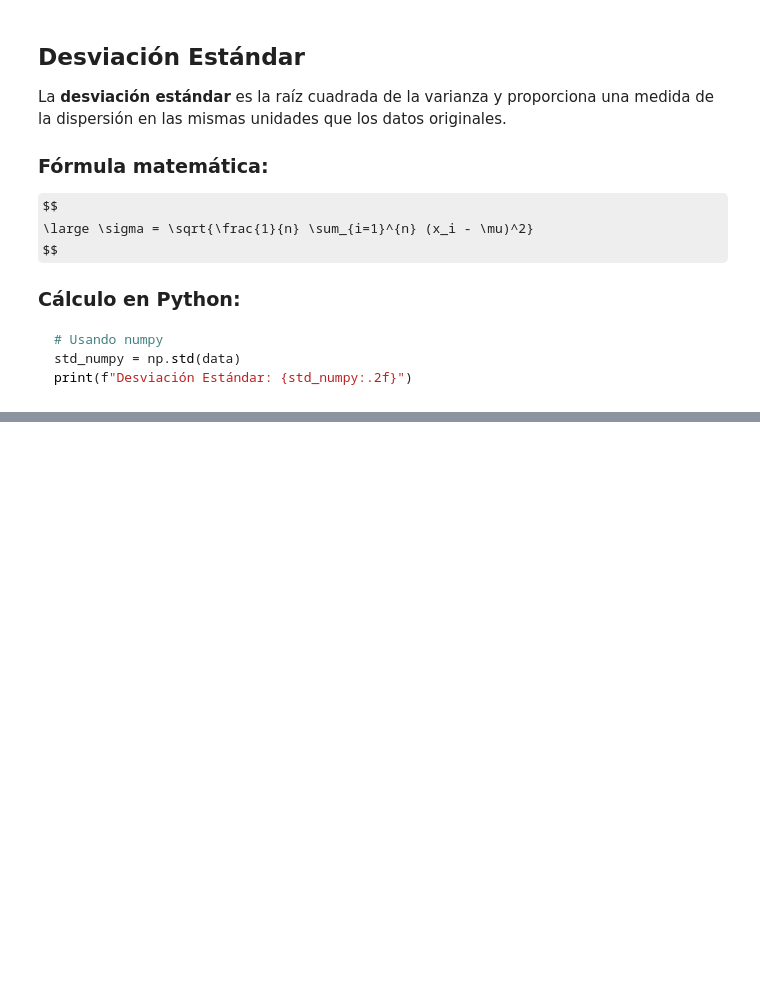
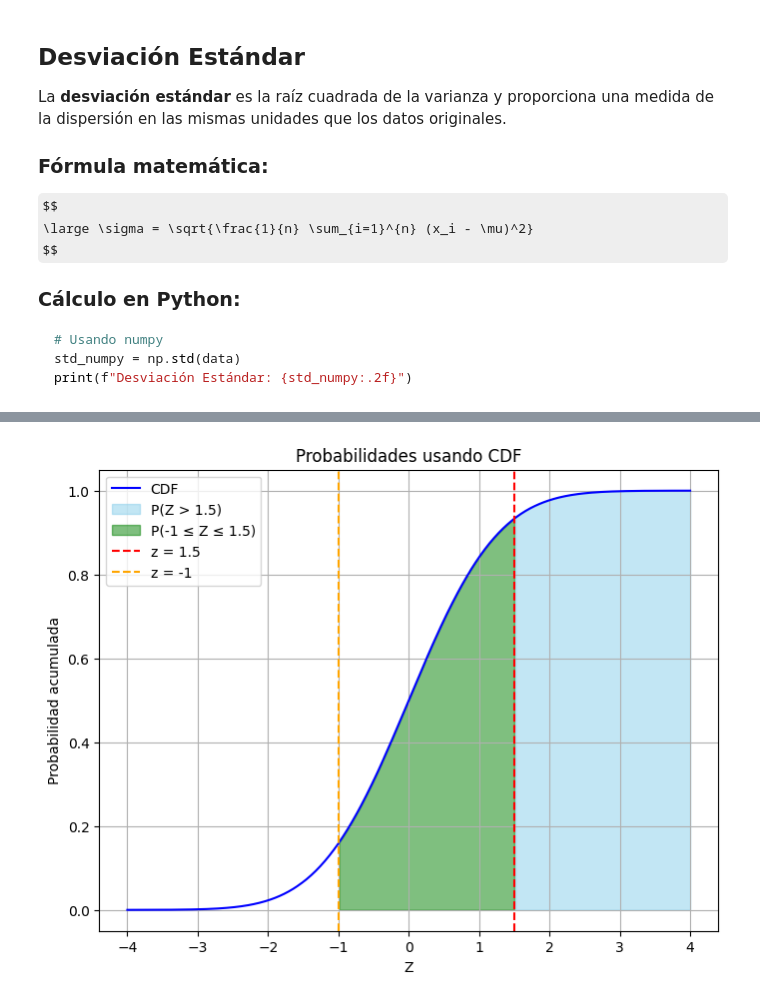
Before and after one commit to AndresVelasco/ZSS1I3LWHTALNR2BFP0IKKEK3CG4DMBF, a Jupyter notebook: cheatsheet.ipynb, the cells around one changed output, grey strips where cells are left out. Saved outputs shown, nothing was run; the diff lists cells and outputs as text; code cells hidden in the pictures; some formulas as TeX source; blank space fills up the shorter version.

```diff
--- a/cheatsheet.ipynb
+++ b/cheatsheet.ipynb
@@ -118,0 +613,33 @@ print(f"Coeficiente de Variación: {cv:.2f}%")
+# %%
+import numpy as np
+import matplotlib.pyplot as plt
+from scipy.stats import norm
+
+# Valores de z para graficar
+x = np.linspace(-4, 4, 500)
+cdf = norm.cdf(x)
+
+# Valores de interés
+z1 = 1.5
+z2 = -1
+
+# Gráfica de la CDF con áreas sombreadas
+plt.figure(figsize=(8, 6))
+plt.plot(x, cdf, label="CDF", color="blue")
+
+# Sombrear P(Z > z1)
+plt.fill_between(x, 0, cdf, where=(x >= z1), color="skyblue", alpha=0.5, label=f"P(Z > {z1})")
+
+# Sombrear P(z2 <= Z <= z1)
+plt.fill_between(x, 0, cdf, where=(x >= z2) & (x <= z1), color="green", alpha=0.5, label=f"P({z2} ≤ Z ≤ {z1})")
+
+plt.title("Probabilidades usando CDF")
+plt.xlabel("Z")
+plt.ylabel("Probabilidad acumulada")
+plt.axvline(z1, color="red", linestyle="--", label=f"z = {z1}")
+plt.axvline(z2, color="orange", linestyle="--", label=f"z = {z2}")
+plt.legend()
+plt.grid()
+plt.show()
+# %% [output]
+[figure, added]
```
Also changed, not shown: parts of 21 cells of this notebook.
